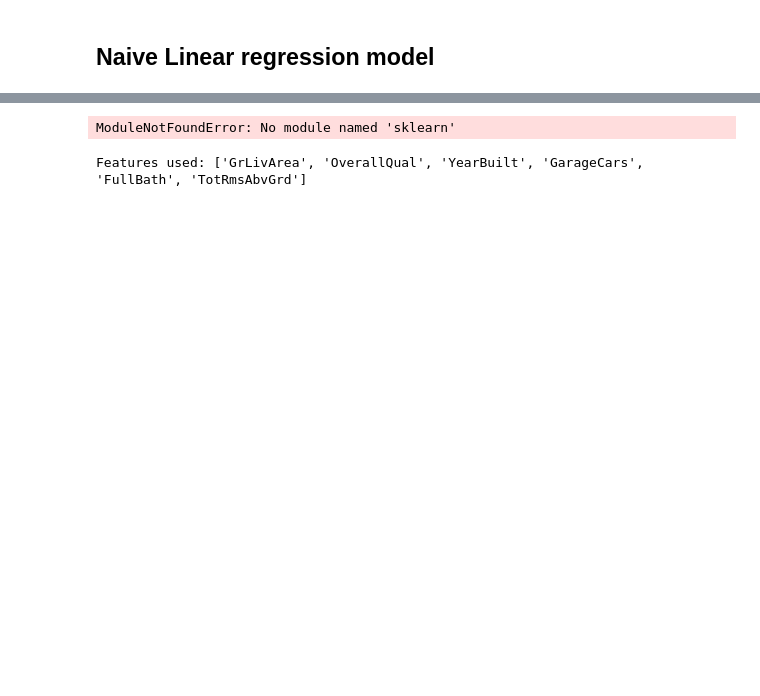
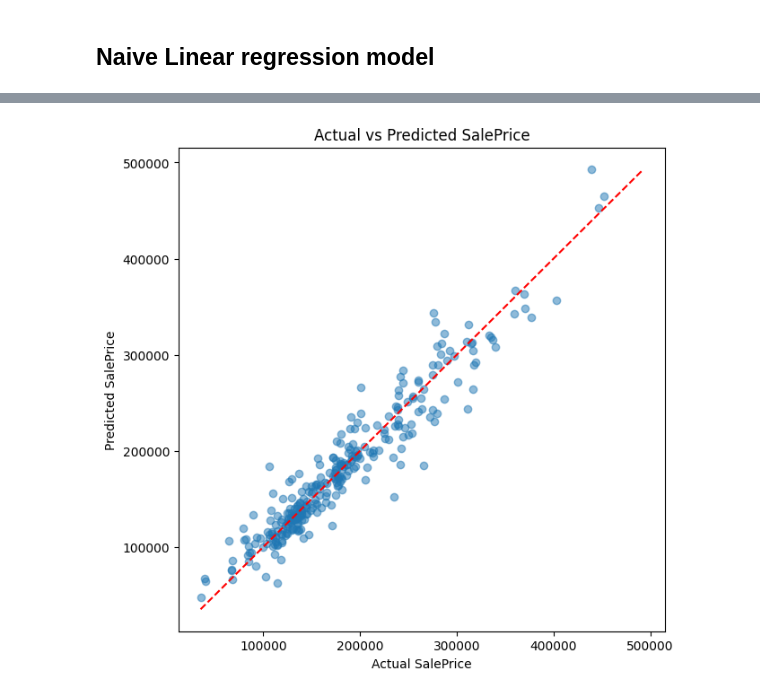
Before and after one commit to FranckNgN/kaggle-house-prices, a Jupyter notebook: notebooks/Models/firstModel.ipynb, the cells around one changed output, grey strips where cells are left out. Saved outputs shown, nothing was run; the diff lists cells and outputs as text; code cells hidden in the pictures; blank space fills up the shorter version.

Commit message:
Linear Regression updated: Place 4315 // Score: 0.16538

```diff
--- a/notebooks/Models/firstModel.ipynb
+++ b/notebooks/Models/firstModel.ipynb
@@ -78,0 +13,19 @@ ModuleNotFoundError: No module named 'sklearn'
+# %%
+train = pd.read_csv(local_config.TRAIN_PROCESS6_CSV)
+test  = pd.read_csv(local_config.TEST_PROCESS6_CSV)
+testRaw = pd.read_csv(local_config.TEST_CSV, index_col="Id")
+# %%
+y = train['logSP']
+X = train.drop(['logSP'], axis=1)
+# %%
+X_train, X_test, y_train, y_test = train_test_split(
+    X, y, test_size=0.2, random_state=42
+)
+# %%
+model = LinearRegression()
+model.fit(X_train, y_train)
+
+y_pred = model.predict(X_test)
+y_pred_real = np.exp(y_pred)
+
+y_test_real = np.exp(y_test)
@@ -102,16 +48,0 @@ submission.head()
-# %%
-import os, sys
-import numpy as np
-import pandas as pd
-
-from sklearn.linear_model import LinearRegression
-from sklearn.metrics import mean_squared_error
-
-# Add config_local to Python path so we can import local_config
-local_config_path = os.path.abspath(os.path.join(os.getcwd(), '..', 'config_local'))
-if local_config_path not in sys.path:
-    sys.path.insert(0, local_config_path)
-
-import local_config  # expects TRAIN_CSV, TEST_CSV, SUBMISSIONS_DIR
-# %% [output]
-ModuleNotFoundError: No module named 'sklearn'
@@ -131,17 +48,0 @@ assert 'SalePrice' in train.columns and 'SalePrice' not in test.columns, \
-# %%
-# Keep it naïve: a few strong numeric predictors that exist in both sets
-candidate_numeric = [
-    'GrLivArea', 'OverallQual', 'YearBuilt',
-    'GarageCars', 'FullBath', 'TotRmsAbvGrd'
-]
-
-# Keep those that actually exist in the current files
-features = [c for c in candidate_numeric if c in train.columns and c in test.columns]
-
-X = train[features].copy()
-y = train['SalePrice'].copy()
-X_test = test[features].copy()
-
-print("Features used:", features)
-# %% [output]
-Features used: ['GrLivArea', 'OverallQual', 'YearBuilt', 'GarageCars', 'FullBath', 'TotRmsAbvGrd']
@@ -171,0 +49,23 @@ display(submission.head())
+# %%
+import matplotlib.pyplot as plt
+import numpy as np
+
+# If you used log1p:
+y_true = np.expm1(y_test)
+y_pred = np.expm1(y_pred)
+
+plt.figure(figsize=(7,7))
+plt.scatter(y_true, y_pred, alpha=0.5)
+
+# perfect prediction line
+line_min = min(y_true.min(), y_pred.min())
+line_max = max(y_true.max(), y_pred.max())
+plt.plot([line_min, line_max], [line_min, line_max], 'r--')
+
+plt.xlabel("Actual SalePrice")
+plt.ylabel("Predicted SalePrice")
+plt.title("Actual vs Predicted SalePrice")
+
+plt.show()
+# %% [output]
+[figure, added]
```
Also changed, not shown: parts of 18 cells of this notebook.
